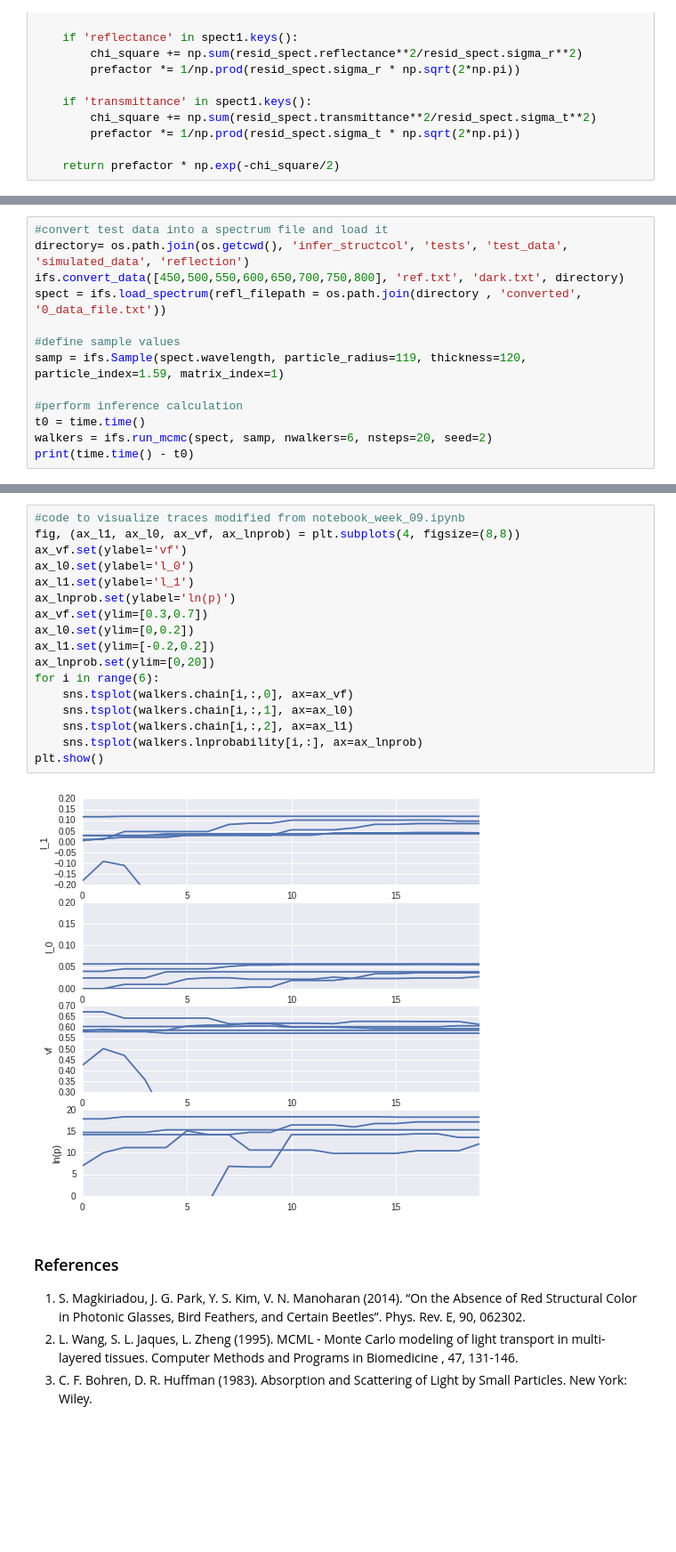
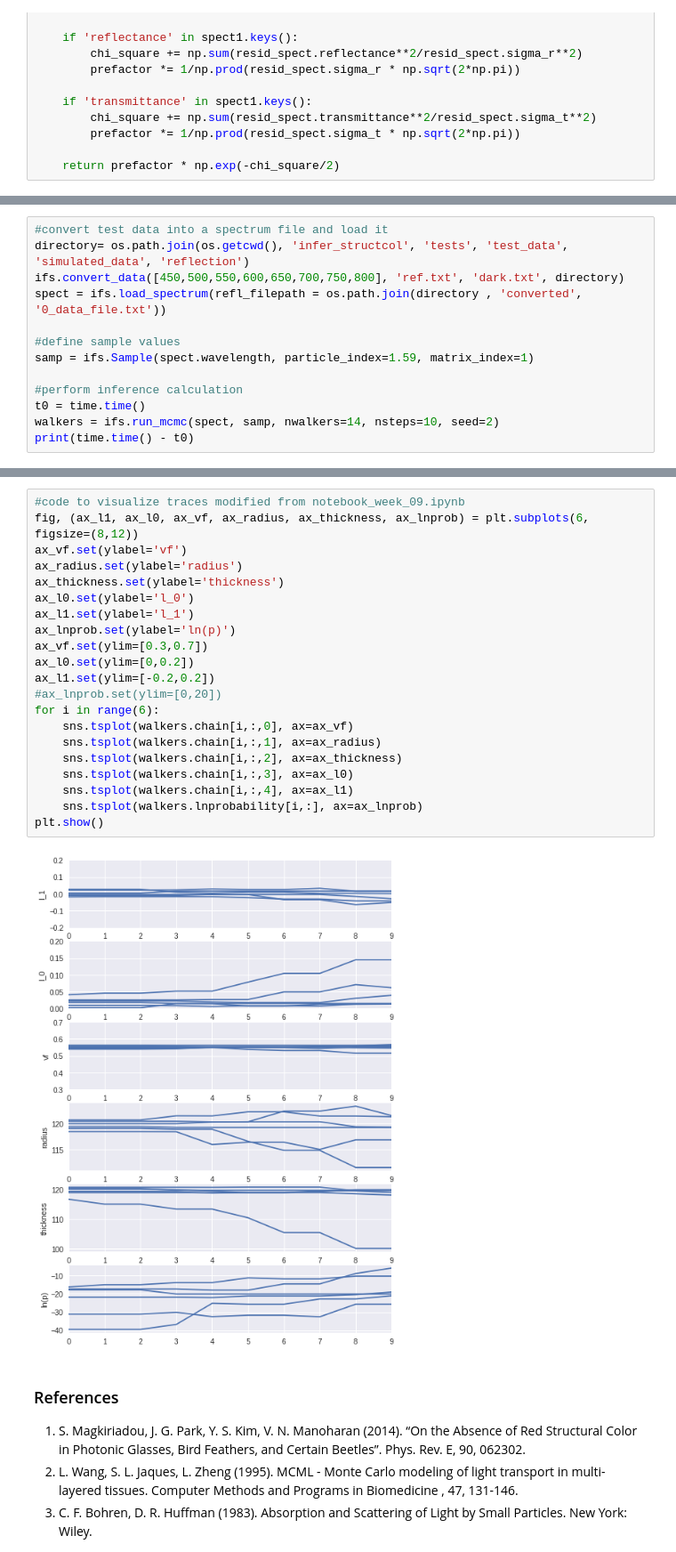
Before and after one commit to phys201/infer_structcol, a Jupyter notebook: model.ipynb, the cells around one changed output, grey strips where cells are left out. Shown at 89% size. Cells and saved outputs as stored; diff of their text form; blank space fills up the shorter version.

Commit message:
Added radius and thickness inference, changed inputs for priors and initial theta guesses

```diff
--- a/model.ipynb
+++ b/model.ipynb
@@ -156,10 +172,10 @@ ifs.convert_data([450,500,550,600,650,700,750,800], 'ref.txt', 'dark.txt', direc
 spect = ifs.load_spectrum(refl_filepath = os.path.join(directory , 'converted', '0_data_file.txt'))
 
 #define sample values
-samp = ifs.Sample(spect.wavelength, particle_radius=119, thickness=120, particle_index=1.59, matrix_index=1)
+samp = ifs.Sample(spect.wavelength, particle_index=1.59, matrix_index=1)
 
 #perform inference calculation
 t0 = time.time()
-walkers = ifs.run_mcmc(spect, samp, nwalkers=6, nsteps=20, seed=2)
+walkers = ifs.run_mcmc(spect, samp, nwalkers=14, nsteps=10, seed=2)
 print(time.time() - t0)
 # %% [output]
@@ -167,22 +183,26 @@ print(time.time() - t0)
 # %%
 #code to visualize traces modified from notebook_week_09.ipynb
-fig, (ax_l1, ax_l0, ax_vf, ax_lnprob) = plt.subplots(4, figsize=(8,8))
+fig, (ax_l1, ax_l0, ax_vf, ax_radius, ax_thickness, ax_lnprob) = plt.subplots(6, figsize=(8,12))
 ax_vf.set(ylabel='vf')
+ax_radius.set(ylabel='radius')
+ax_thickness.set(ylabel='thickness')
 ax_l0.set(ylabel='l_0')
 ax_l1.set(ylabel='l_1')
 ax_lnprob.set(ylabel='ln(p)')
 ax_vf.set(ylim=[0.3,0.7])
 ax_l0.set(ylim=[0,0.2])
 ax_l1.set(ylim=[-0.2,0.2])
-ax_lnprob.set(ylim=[0,20])
+#ax_lnprob.set(ylim=[0,20])
 for i in range(6):
     sns.tsplot(walkers.chain[i,:,0], ax=ax_vf)
-    sns.tsplot(walkers.chain[i,:,1], ax=ax_l0)
-    sns.tsplot(walkers.chain[i,:,2], ax=ax_l1)
+    sns.tsplot(walkers.chain[i,:,1], ax=ax_radius)
+    sns.tsplot(walkers.chain[i,:,2], ax=ax_thickness)
+    sns.tsplot(walkers.chain[i,:,3], ax=ax_l0)
+    sns.tsplot(walkers.chain[i,:,4], ax=ax_l1)
     sns.tsplot(walkers.lnprobability[i,:], ax=ax_lnprob)
 plt.show()
 # %% [output]
-[figure, old version]
+[figure, new version]
 # %% [markdown]
 ### References
 
```
Also changed, not shown: parts of 6 cells of this notebook, 20 other files.
